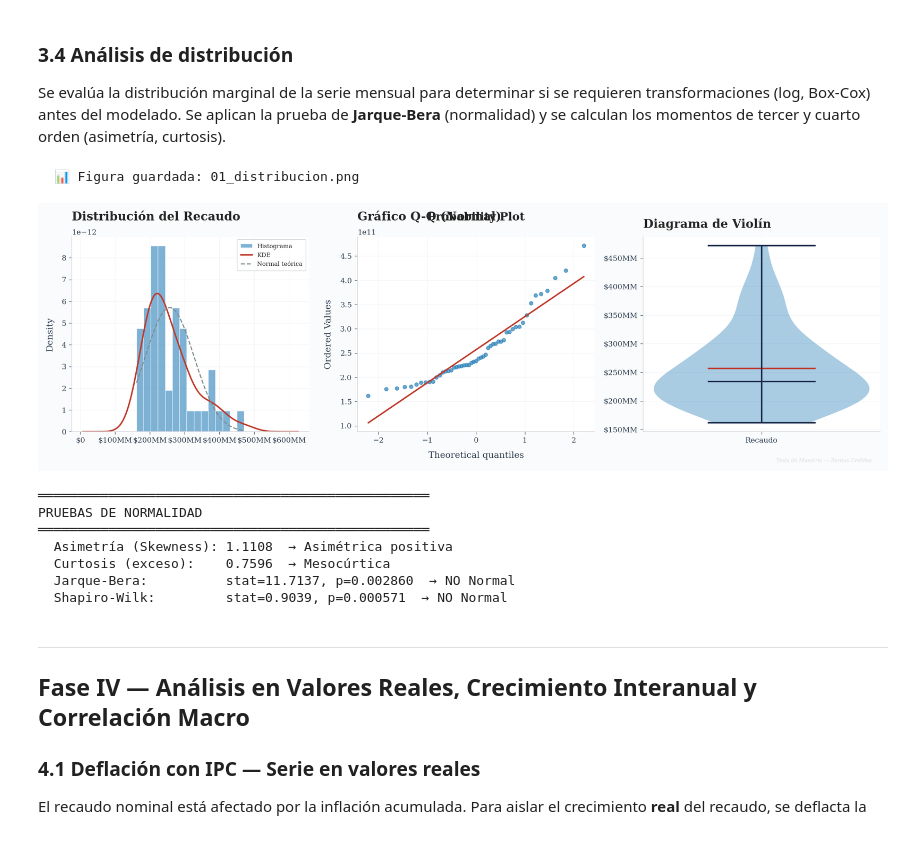
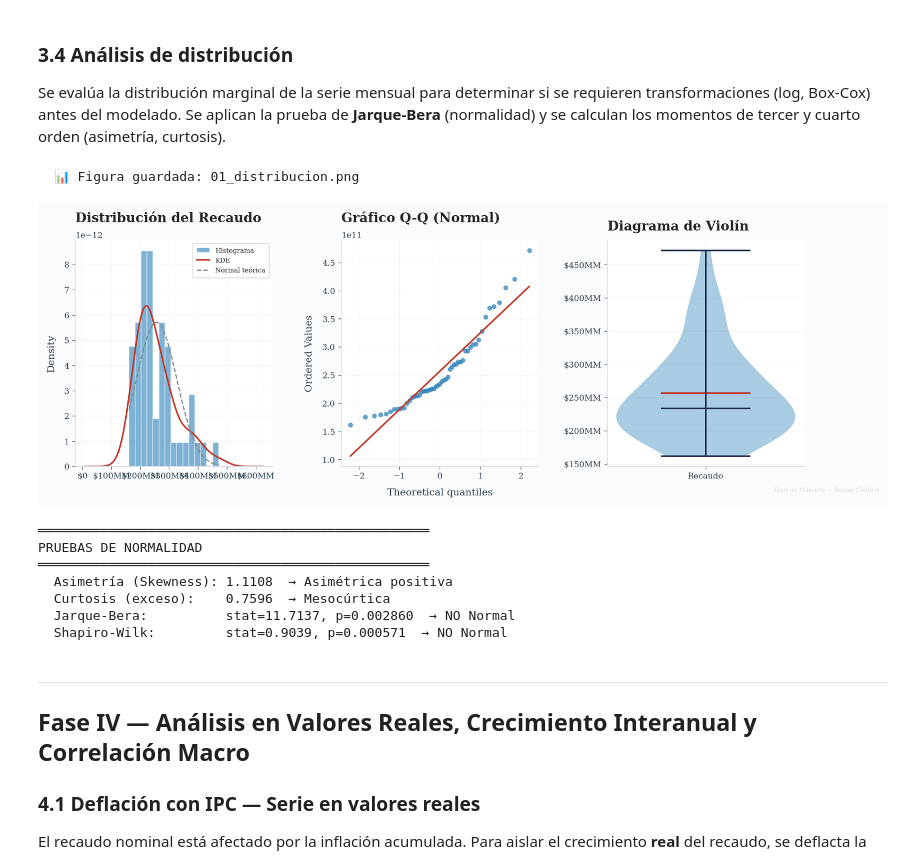
Before and after one commit to efrenbohorquez/ESTRUCTURA_DATOS_RENTAS_V2, a Jupyter notebook: notebooks/01_EDA_Completo.ipynb, the cells around one changed output. Saved outputs shown, nothing was run; the diff lists cells and outputs as text; code cells hidden in the pictures.

```diff
--- a/notebooks/01_EDA_Completo.ipynb
+++ b/notebooks/01_EDA_Completo.ipynb
@@ -687,7 +724,8 @@ Se aplican la prueba de **Jarque-Bera** (normalidad) y se calculan los
 momentos de tercer y cuarto orden (asimetría, curtosis).
 # %%
 # ── 3.4 Distribución de la serie ──────────────────────────────────
-fig, axes = plt.subplots(1, 3, figsize=(16, 5))
+fig, axes = plt.subplots(1, 3, figsize=(16, 5),
+                          gridspec_kw={'wspace': 0.35})
 
 # Histograma + KDE
 axes[0].hist(serie_clean, bins=15, density=True, alpha=0.6, color=C_TERTIARY,
@@ -706,6 +744,9 @@ axes[0].legend(fontsize=8)
 
 # Q-Q Plot
 stats.probplot(serie_clean.values, dist='norm', plot=axes[1])
+# Limpiar TODOS los títulos auto-generados por probplot (center + left)
+axes[1].set_title('', loc='center')
+axes[1].set_title('', loc='left')
 axes[1].get_lines()[0].set(color=C_TERTIARY, markersize=5, alpha=0.7)
 axes[1].get_lines()[1].set(color=C_SECONDARY, linewidth=2)
 if _VIZ_THEME_LOADED:
@@ -723,34 +764,34 @@ parts['cmeans'].set_color(C_SECONDARY)
 parts['cmedians'].set_color(C_PRIMARY)
 if _VIZ_THEME_LOADED:
     titulo_profesional(axes[2], 'Diagrama de Violín')
     formato_pesos_eje(axes[2])
 else:
     axes[2].set_title('Diagrama de Violín', fontweight='bold')
 axes[2].set_xticks([0])
 axes[2].set_xticklabels(['Recaudo'])
 
 plt.tight_layout()
 if _VIZ_THEME_LOADED:
     marca_agua(fig)
     guardar_figura(fig, '01_distribucion', OUTPUTS_FIGURES)
 plt.show()
 
 # Tests de normalidad
 jb_stat, jb_p = stats.jarque_bera(serie_clean.values)
 shap_stat, shap_p = stats.shapiro(serie_clean.values)
 skewness = stats.skew(serie_clean.values)
 kurt = stats.kurtosis(serie_clean.values)
 
 print(f"\n{'═' * 50}")
 print(f"PRUEBAS DE NORMALIDAD")
 print(f"{'═' * 50}")
 print(f"  Asimetría (Skewness): {skewness:.4f}  {'→ Asimétrica positiva' if skewness > 0.5 else '→ Asimétrica negativa' if skewness < -0.5 else '→ Aproximadamente simétrica'}")
 print(f"  Curtosis (exceso):    {kurt:.4f}  {'→ Leptocúrtica (colas pesadas)' if kurt > 1 else '→ Platocúrtica' if kurt < -1 else '→ Mesocúrtica'}")
 print(f"  Jarque-Bera:          stat={jb_stat:.4f}, p={jb_p:.6f}  {'→ NO Normal' if jb_p < 0.05 else '→ Normal'}")
 print(f"  Shapiro-Wilk:         stat={shap_stat:.4f}, p={shap_p:.6f}  {'→ NO Normal' if shap_p < 0.05 else '→ Normal'}")
 # %% [output]
   📊 Figura guardada: 01_distribucion.png
-[figure, old version]
+[figure, new version]
 ══════════════════════════════════════════════════
 PRUEBAS DE NORMALIDAD
 ══════════════════════════════════════════════════
```
Also changed, not shown: parts of 12 cells of this notebook, 37 other files.
